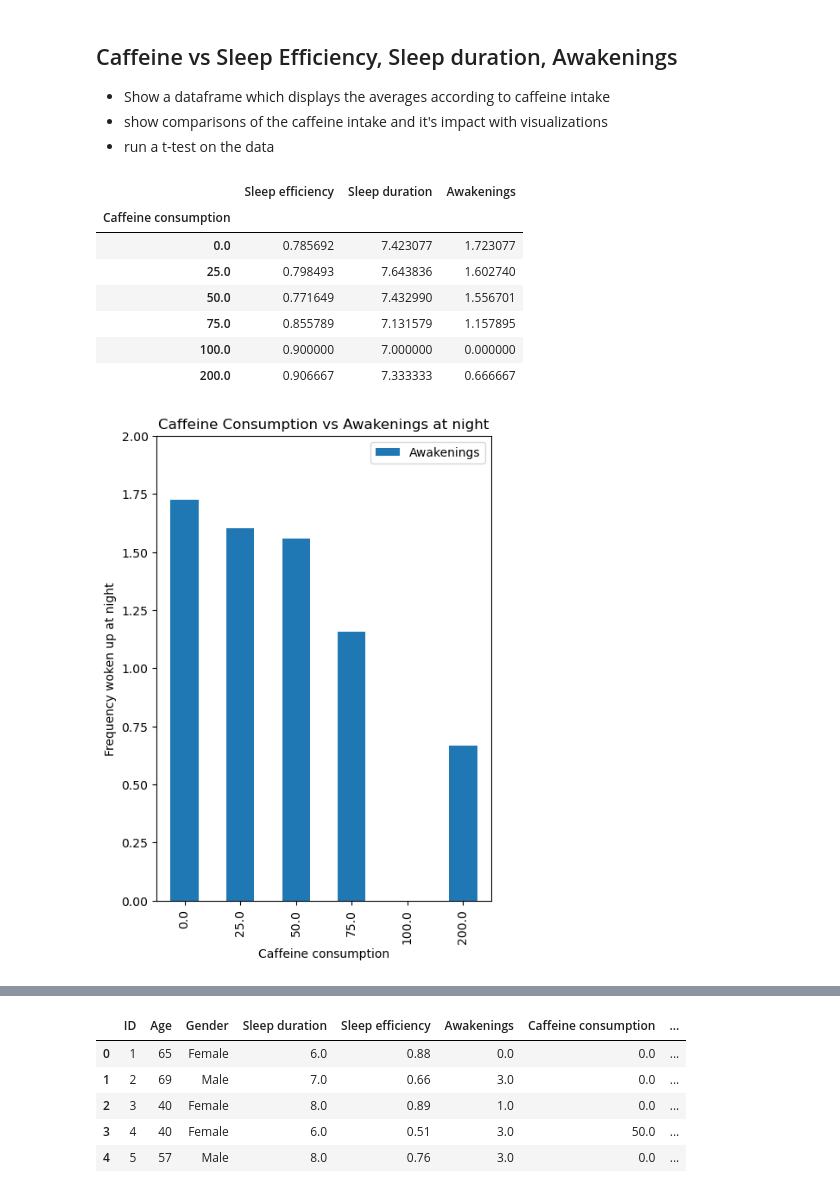
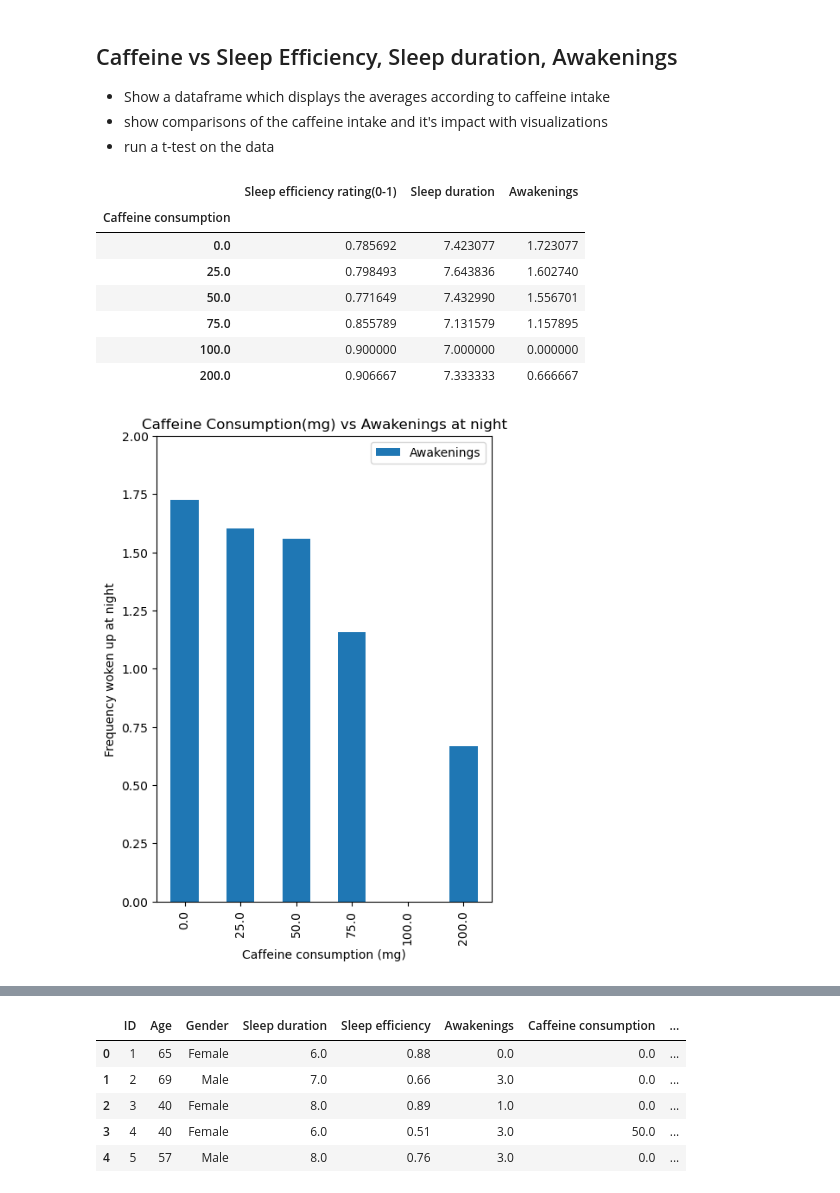
Before and after one commit to jbarkle/Exploratory-Analysis-of-Sleep-Data, a Jupyter notebook: Sleep-Factors-Muhammad .ipynb, the cells around one changed output, grey strips where cells are left out. Cells and saved outputs as stored; diff of their text form; code cells hidden in the pictures.

```diff
--- a/Sleep-Factors-Muhammad .ipynb
+++ b/Sleep-Factors-Muhammad .ipynb
@@ -136,13 +133,13 @@ caf_s_e = caf_grouped_df["Sleep efficiency"].mean()
 caf_s_duration = caf_grouped_df["Sleep duration"].mean()
 caf_s_a = caf_grouped_df["Awakenings"].mean()
 caf_df = pd.DataFrame({
-    "Sleep efficiency" : caf_s_e,
+    "Sleep efficiency rating(0-1)" : caf_s_e,
     "Sleep duration": caf_s_duration,
     "Awakenings" : caf_s_a
 })
 caf_df
 # %% [output]
-|  | Sleep efficiency | Sleep duration | Awakenings |
+|  | Sleep efficiency rating(0-1) | Sleep duration | Awakenings |
 | Caffeine consumption |  |  |  |
 | 0.0 | 0.785692 | 7.423077 | 1.723077 |
 | 25.0 | 0.798493 | 7.643836 | 1.602740 |
@@ -152,9 +149,9 @@ caf_df
 | 200.0 | 0.906667 | 7.333333 | 0.666667 |
 # %%
 awakening_caf = caf_df["Awakenings"]
-awakening_caf.plot(kind = "bar",legend = True, ylim = (0,2), ylabel = "Frequency woken up at night", figsize = (5,7),title = "Caffeine Consumption vs Awakenings at night")
+awakening_caf.plot(kind = "bar",legend = True, ylim = (0,2),xlabel = "Caffeine consumption (mg)", ylabel = "Frequency woken up at night", figsize = (5,7),title = "Caffeine Consumption(mg) vs Awakenings at night")
 plt.show()
 # %% [output]
-[figure, old version]
+[figure, new version]
 # %%
 duration_caf = caf_df["Sleep duration"]
```
Also changed, not shown: parts of 7 cells of this notebook.
